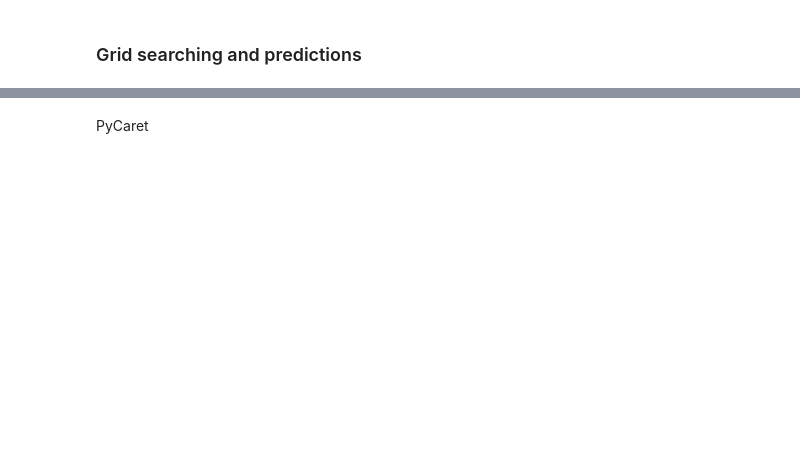
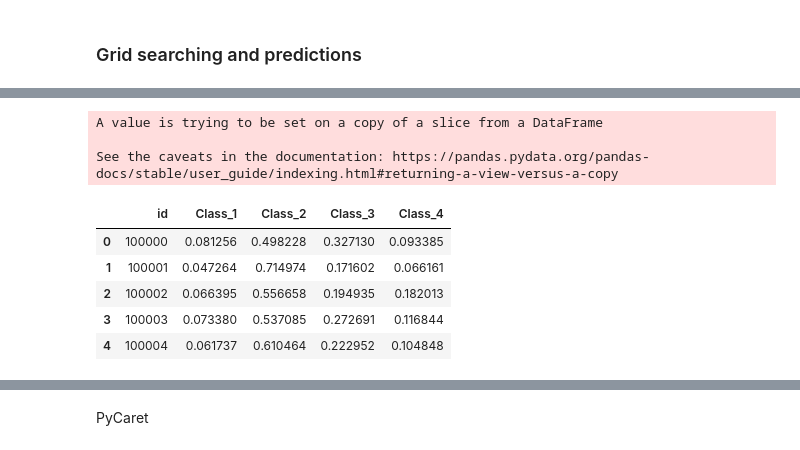
Before and after one commit to juan-ivan-NV/JI_Kaggle_Competitions, a Jupyter notebook: Tabular_Playground_Series/TPS_May_2021_H2O_PyCaret_2.ipynb, the cells around one changed output, grey strips where cells are left out. Saved outputs shown, nothing was run; the diff lists cells and outputs as text; code cells hidden in the pictures; blank space fills up the shorter version.

```diff
--- a/Tabular_Playground_Series/TPS_May_2021_H2O_PyCaret_2.ipynb
+++ b/Tabular_Playground_Series/TPS_May_2021_H2O_PyCaret_2.ipynb
@@ -250,0 +301,17 @@ scaled_test.head()
+# %%
+# Submission to CSV
+
+submission = predintions_df[['p0', 'p1', 'p2', 'p3']]
+submission.rename(columns={"p0": "Class_1", "p1": "Class_2", "p2": "Class_3", "p3": "Class_4"}, inplace=True)
+submission.insert(0, 'id', range(100000, 100000 + len(submission)))
+submission.head()
+# %% [output]
+A value is trying to be set on a copy of a slice from a DataFrame
+
+See the caveats in the documentation: https://pandas.pydata.org/pandas-docs/stable/user_guide/indexing.html#returning-a-view-versus-a-copy
+|  | id | Class_1 | Class_2 | Class_3 | Class_4 |
+| 0 | 100000 | 0.081256 | 0.498228 | 0.327130 | 0.093385 |
+| 1 | 100001 | 0.047264 | 0.714974 | 0.171602 | 0.066161 |
+| 2 | 100002 | 0.066395 | 0.556658 | 0.194935 | 0.182013 |
+| 3 | 100003 | 0.073380 | 0.537085 | 0.272691 | 0.116844 |
+| 4 | 100004 | 0.061737 | 0.610464 | 0.222952 | 0.104848 |
```
Also changed, not shown: parts of 21 cells of this notebook, 2 other files.
